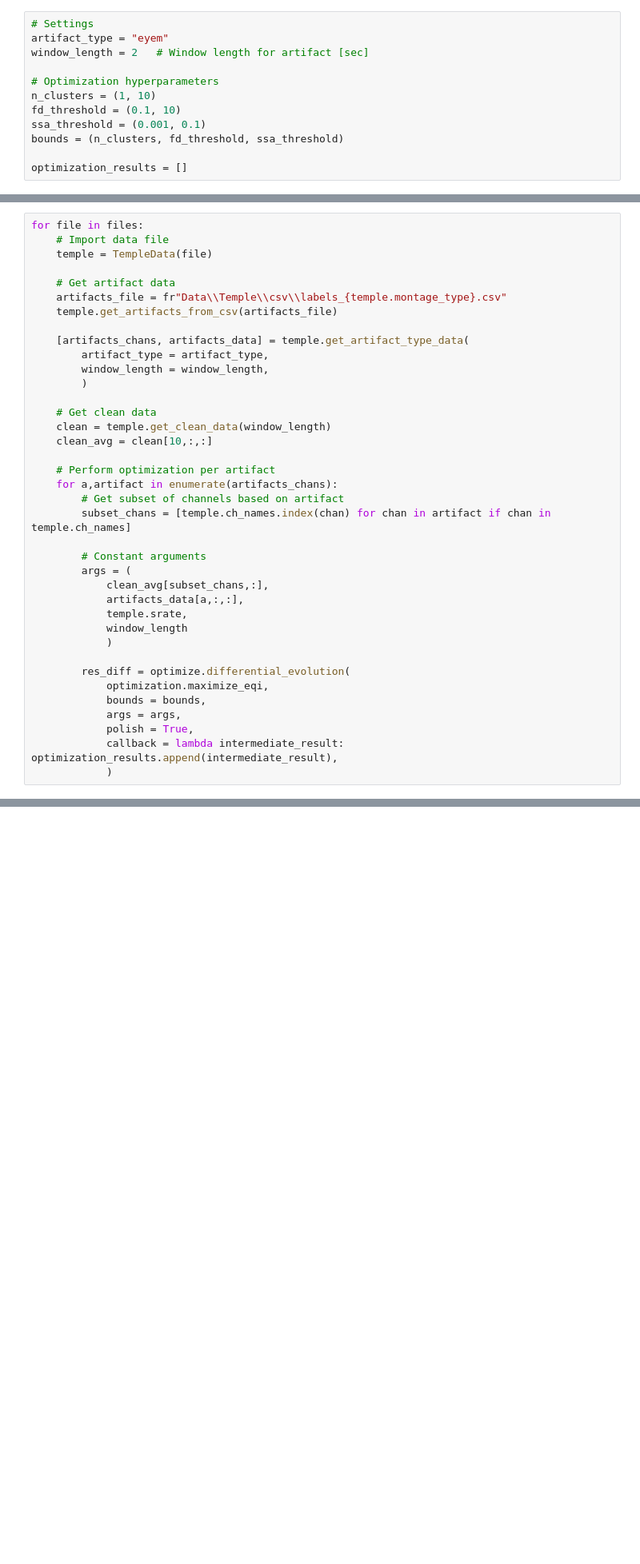
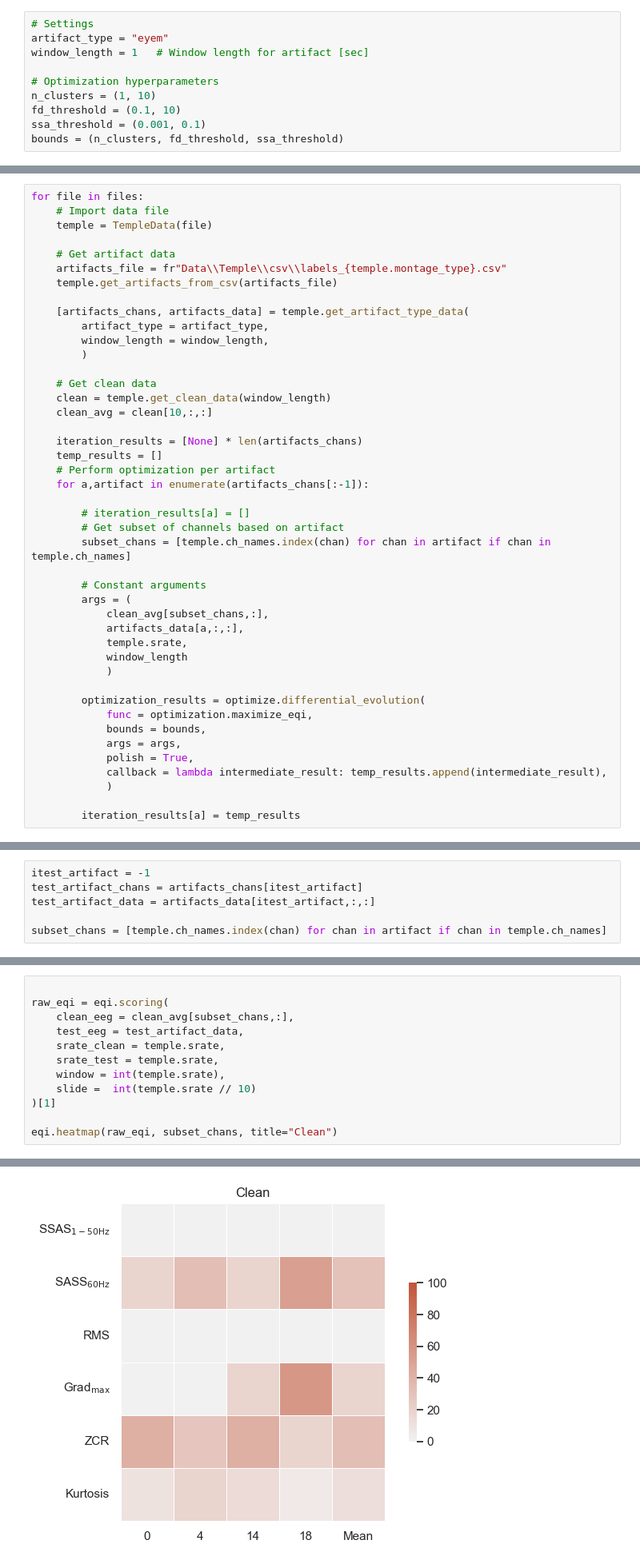
Before and after one commit to danielcomaduran/art-eqi-validation, a Jupyter notebook: diff_evolution_optimization.ipynb, the cells around one changed output, grey strips where cells are left out. Shown at 80% size. Cells and saved outputs as stored; diff of their text form; blank space fills up the shorter version.

Commit message:
Check point, seems to be working but no improvement in eqi with hyperparam optim

```diff
--- a/diff_evolution_optimization.ipynb
+++ b/diff_evolution_optimization.ipynb
@@ -30,15 +30,13 @@ files = [
 # %%
 # Settings
 artifact_type = "eyem"
-window_length = 2   # Window length for artifact [sec]
+window_length = 1   # Window length for artifact [sec]
 
 # Optimization hyperparameters
 n_clusters = (1, 10)
 fd_threshold = (0.1, 10)
 ssa_threshold = (0.001, 0.1)
 bounds = (n_clusters, fd_threshold, ssa_threshold)
-
-optimization_results = []
 # %% [markdown]
 ## Optimization
 # %%
@@ -59,8 +57,12 @@ for file in files:
     clean = temple.get_clean_data(window_length)
     clean_avg = clean[10,:,:]
 
+    iteration_results = [None] * len(artifacts_chans)
+    temp_results = []
     # Perform optimization per artifact
-    for a,artifact in enumerate(artifacts_chans):
+    for a,artifact in enumerate(artifacts_chans[:-1]):
+
+        # iteration_results[a] = []
         # Get subset of channels based on artifact
         subset_chans = [temple.ch_names.index(chan) for chan in artifact if chan in temple.ch_names]
 
@@ -72,13 +74,15 @@ for file in files:
             window_length
             )
 
-        res_diff = optimize.differential_evolution(
-            optimization.maximize_eqi,
+        optimization_results = optimize.differential_evolution(
+            func = optimization.maximize_eqi,
             bounds = bounds,
             args = args,
             polish = True,
-            callback = lambda intermediate_result: optimization_results.append(intermediate_result),
+            callback = lambda intermediate_result: temp_results.append(intermediate_result),
             )
+
+        iteration_results[a] = temp_results
 # %% [output]
 Extracting EDF parameters from c:\Users\danie\Documents\Projects\art-eqi-p300-validation\Data\Temple\edf\01_tcp_ar\072\00007229\s001_2010_11_02\00007229_s001_t000.edf...
 EDF file detected
@@ -274,0 +227,6 @@ Review eqi_mean carefully
+# %%
+itest_artifact = -1
+test_artifact_chans = artifacts_chans[itest_artifact]
+test_artifact_data = artifacts_data[itest_artifact,:,:]
+
+subset_chans = [temple.ch_names.index(chan) for chan in artifact if chan in temple.ch_names]
@@ -274,0 +235,13 @@ Review eqi_mean carefully
+# %%
+
+raw_eqi = eqi.scoring(
+    clean_eeg = clean_avg[subset_chans,:],
+    test_eeg = test_artifact_data,
+    srate_clean = temple.srate,
+    srate_test = temple.srate,
+    window = int(temple.srate),
+    slide =  int(temple.srate // 10)
+)[1]
+
+eqi.heatmap(raw_eqi, subset_chans, title="Clean")
+# %% [output]
@@ -274,0 +251 @@ Review eqi_mean carefully
+[figure, added]
```
Also changed, not shown: parts of 18 cells of this notebook.
